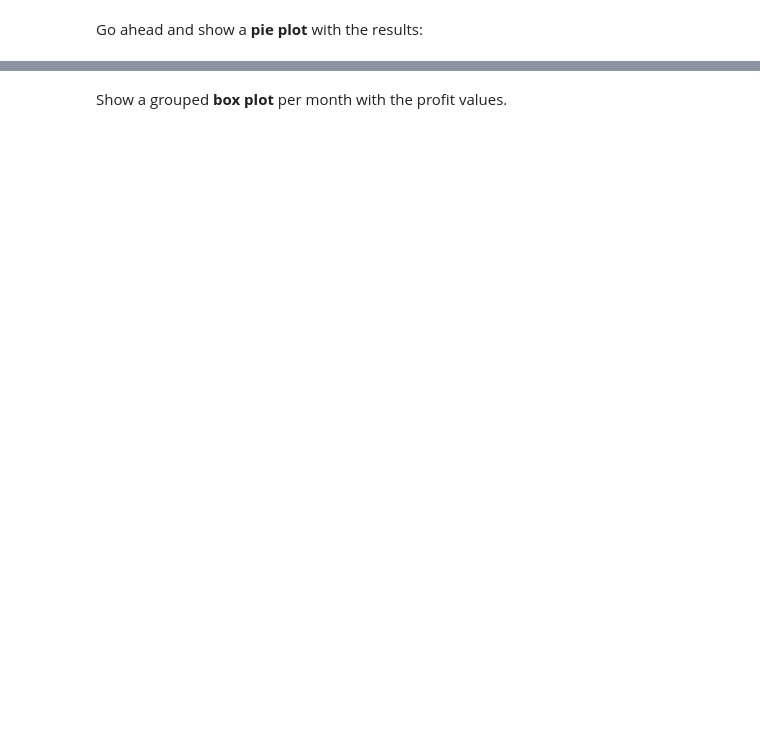
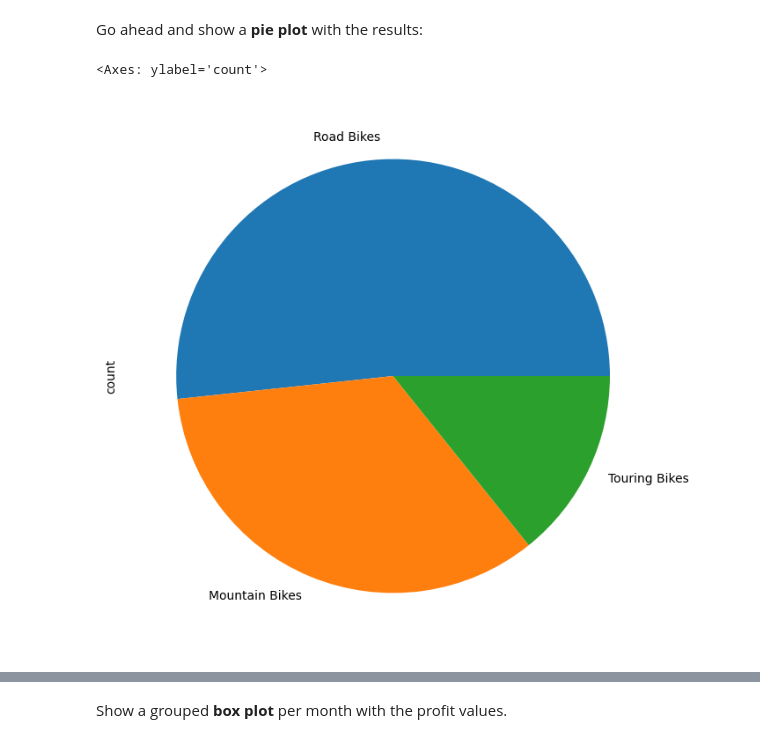
Before and after one commit to manuemp/PandasFreeCodeCamp, a Jupyter notebook: Exercises_1.ipynb, the cells around one changed output, grey strips where cells are left out. Drawn from its saved outputs; the diff is of its cells as text; code cells hidden in the pictures; blank space fills up the shorter version.

```diff
--- a/Exercises_1.ipynb
+++ b/Exercises_1.ipynb
@@ -457,6 +573,10 @@ bikes
 Go ahead and show a <b>pie plot</b> with the results:
 # %%
 # your code goes here
+bikes.plot(kind='pie', figsize=(8,8))
+# %% [output]
+<Axes: ylabel='count'>
+[figure, added]
 # %%
 bikes.plot(kind='pie', figsize=(6,6))
 # %% [markdown]
```
Also changed, not shown: parts of 33 cells of this notebook.
